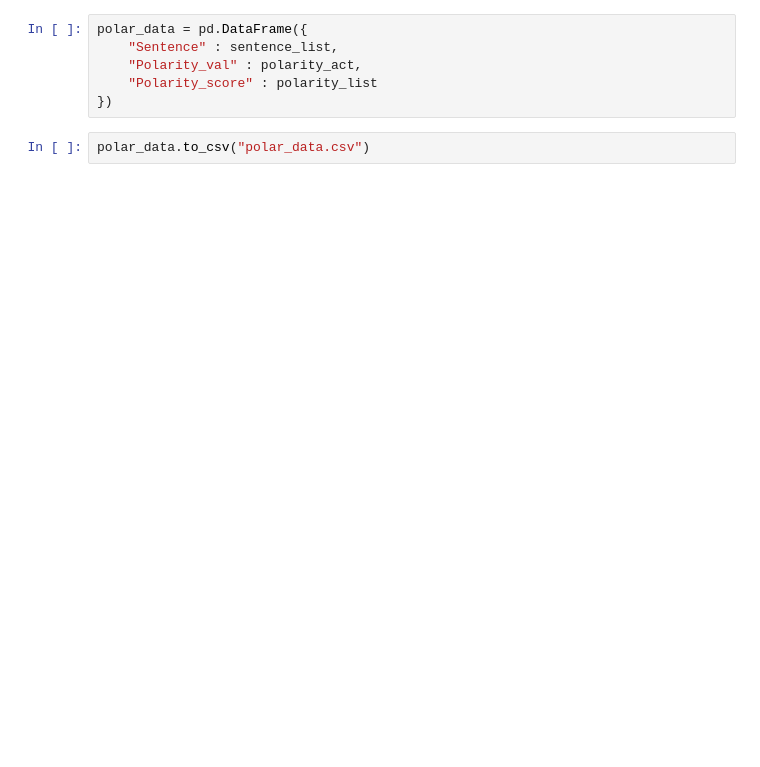
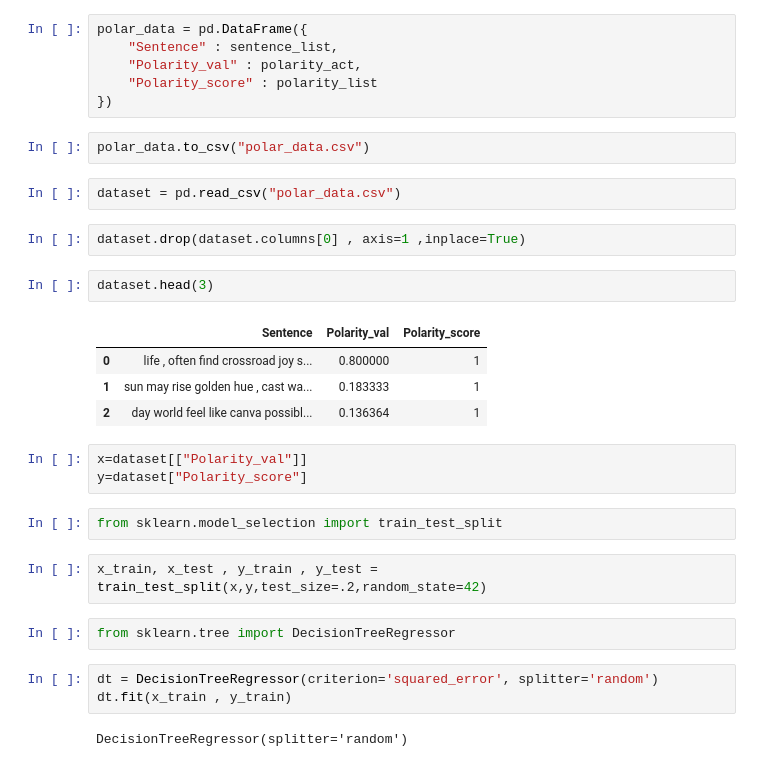
Before and after one commit to chahalbaljinder/Textual-analysis, a Jupyter notebook: self_ main.ipynb, the cells around one changed output. Drawn from its saved outputs; the diff is of its cells as text; blank space fills up the shorter version.

```diff
--- a/self_ main.ipynb
+++ b/self_ main.ipynb
@@ -211,3 +200,28 @@ polar_data = pd.DataFrame({
 })
 # %%
 polar_data.to_csv("polar_data.csv")
+# %%
+dataset = pd.read_csv("polar_data.csv")
+# %%
+dataset.drop(dataset.columns[0] , axis=1 ,inplace=True)
+# %%
+dataset.head(3)
+# %% [output]
+|  | Sentence | Polarity_val | Polarity_score |
+| 0 | life , often find crossroad joy s... | 0.800000 | 1 |
+| 1 | sun may rise golden hue , cast wa... | 0.183333 | 1 |
+| 2 | day world feel like canva possibl... | 0.136364 | 1 |
+# %%
+x=dataset[["Polarity_val"]]
+y=dataset["Polarity_score"]
+# %%
+from sklearn.model_selection import train_test_split
+# %%
+x_train, x_test , y_train , y_test = train_test_split(x,y,test_size=.2,random_state=42)
+# %%
+from sklearn.tree import DecisionTreeRegressor
+# %%
+dt = DecisionTreeRegressor(criterion='squared_error', splitter='random')
+dt.fit(x_train , y_train)
+# %% [output]
+DecisionTreeRegressor(splitter='random')
```
Also changed, not shown: parts of 23 cells of this notebook, 4 other files.
